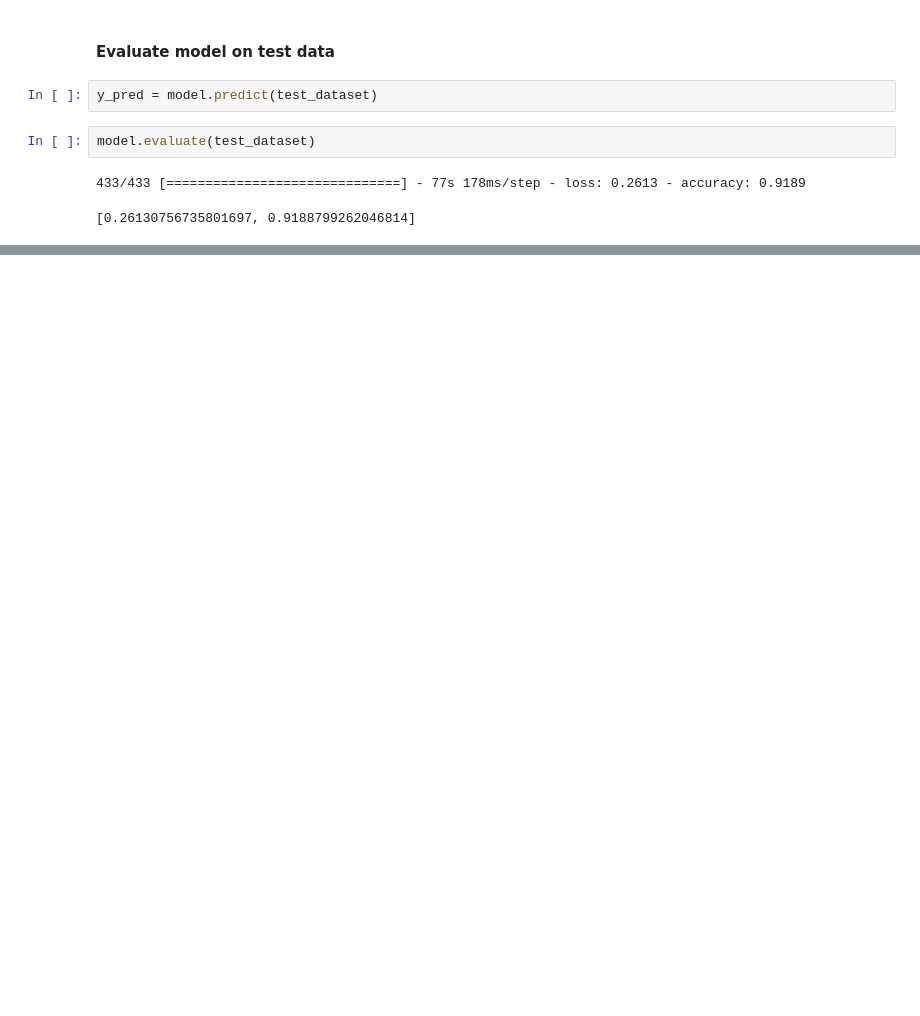
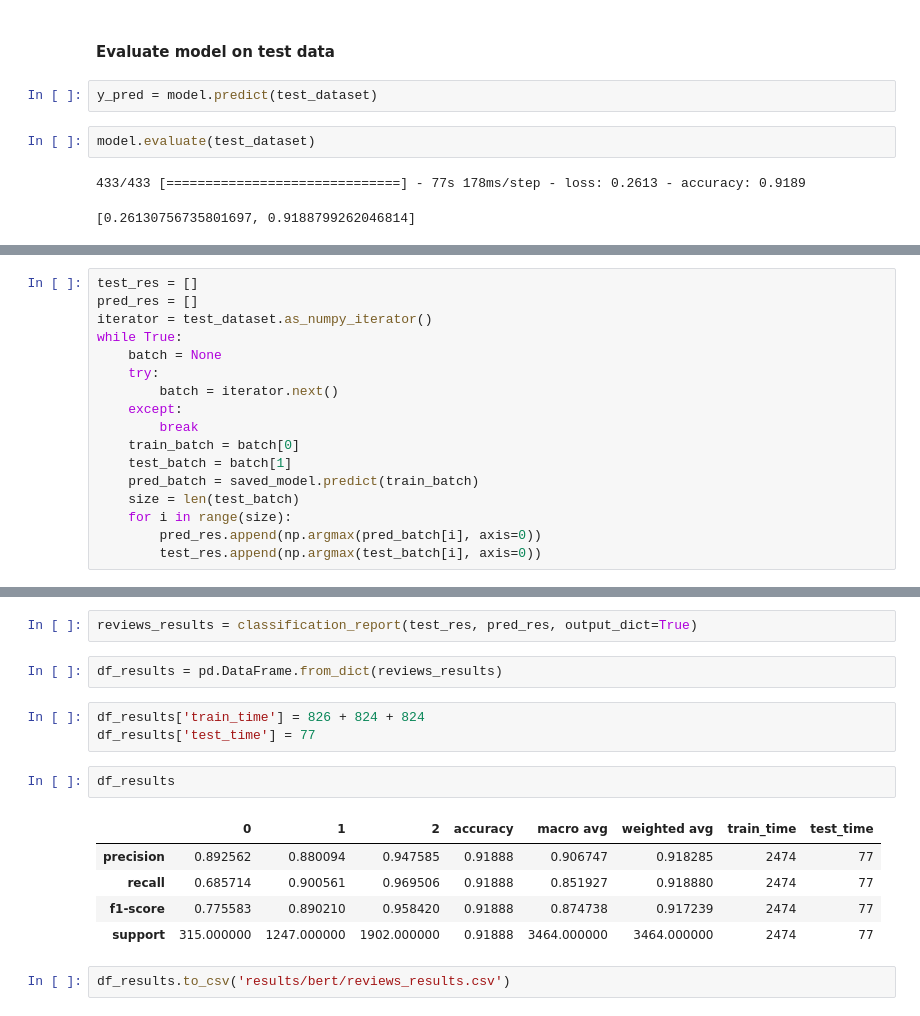
Before and after one commit to r-gg/ml-37, a Jupyter notebook: Exercise 3/BERT_Amazon.ipynb, the cells around one changed output, grey strips where cells are left out. Saved outputs shown, nothing was run; the diff lists cells and outputs as text; blank space fills up the shorter version.

```diff
--- a/Exercise 3/BERT_Amazon.ipynb
+++ b/Exercise 3/BERT_Amazon.ipynb
@@ -401,0 +405,17 @@ model.evaluate(test_dataset)
+# %%
+test_res = []
+pred_res = []
+iterator = test_dataset.as_numpy_iterator()
+while True:
+    batch = None
+    try:
+        batch = iterator.next()
+    except:
+        break
+    train_batch = batch[0]
+    test_batch = batch[1]
+    pred_batch = saved_model.predict(train_batch)
+    size = len(test_batch)
+    for i in range(size):
+        pred_res.append(np.argmax(pred_batch[i], axis=0))
+        test_res.append(np.argmax(test_batch[i], axis=0))
@@ -401,0 +440,17 @@ model.evaluate(test_dataset)
+# %%
+reviews_results = classification_report(test_res, pred_res, output_dict=True)
+# %%
+df_results = pd.DataFrame.from_dict(reviews_results)
+# %%
+df_results['train_time'] = 826 + 824 + 824
+df_results['test_time'] = 77
+# %%
+df_results
+# %% [output]
+|  | 0 | 1 | 2 | accuracy | macro avg | weighted avg | train_time | test_time |
+| precision | 0.892562 | 0.880094 | 0.947585 | 0.91888 | 0.906747 | 0.918285 | 2474 | 77 |
+| recall | 0.685714 | 0.900561 | 0.969506 | 0.91888 | 0.851927 | 0.918880 | 2474 | 77 |
+| f1-score | 0.775583 | 0.890210 | 0.958420 | 0.91888 | 0.874738 | 0.917239 | 2474 | 77 |
+| support | 315.000000 | 1247.000000 | 1902.000000 | 0.91888 | 3464.000000 | 3464.000000 | 2474 | 77 |
+# %%
+df_results.to_csv('results/bert/reviews_results.csv')
```
Also changed, not shown: parts of 6 cells of this notebook, 3 other files.
